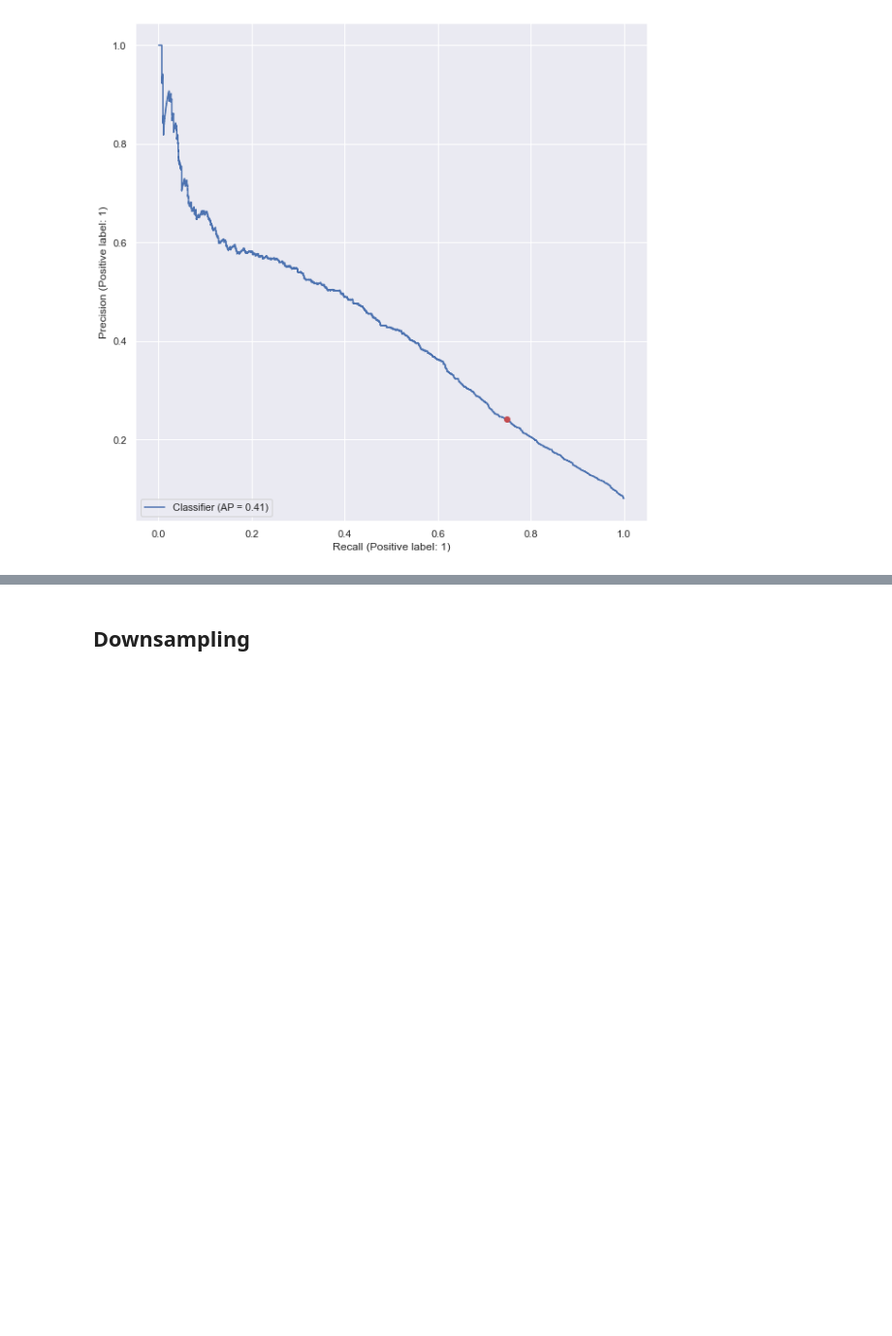
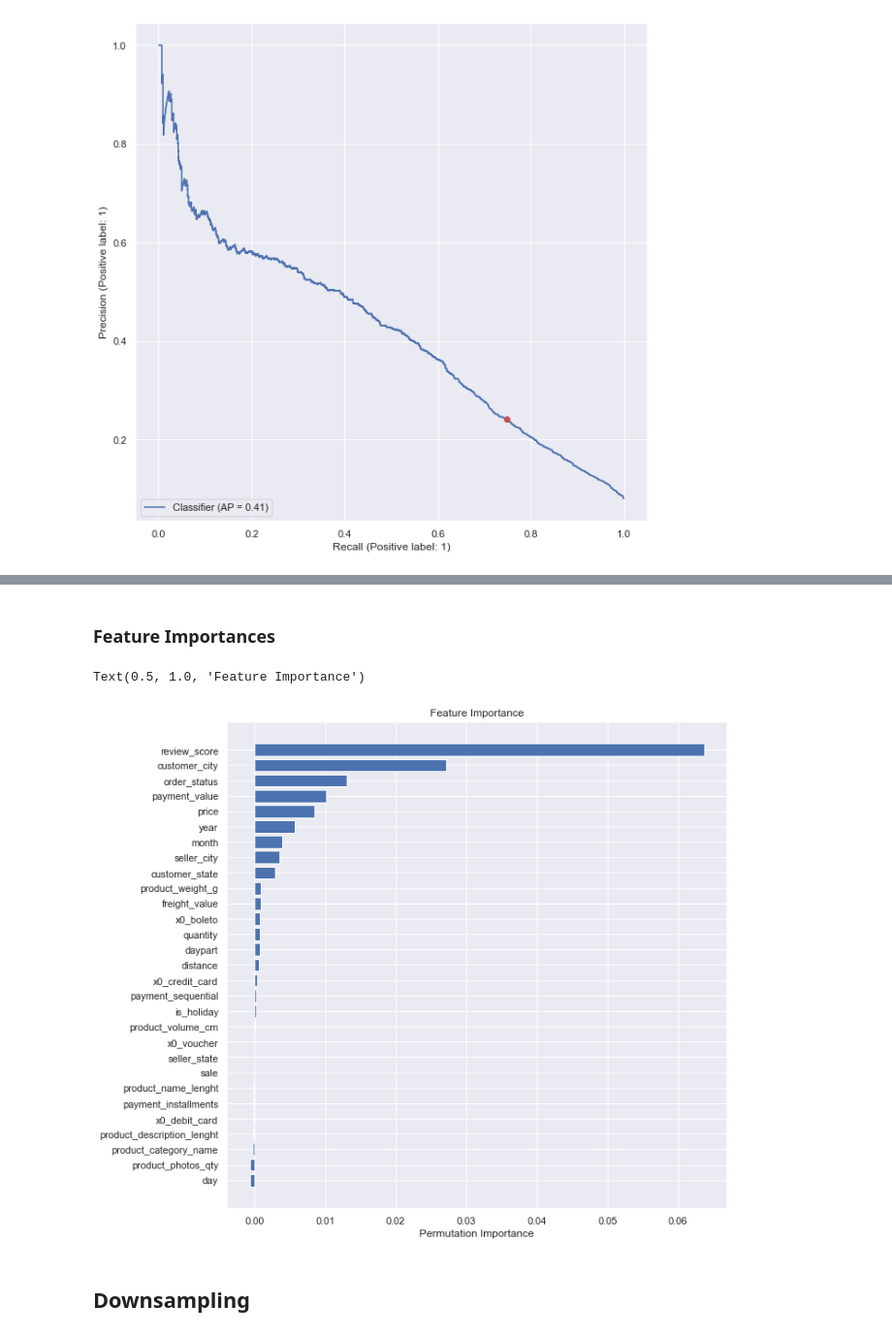
Before and after one commit to lukaswangbk/Delivery-Delay-Prediction, a Jupyter notebook: Notebook/3_2_LogisticRegression.ipynb, the cells around one changed output, grey strips where cells are left out. Shown at 97% size. Cells and saved outputs as stored; diff of their text form; code cells hidden in the pictures; blank space fills up the shorter version.

```diff
--- a/Notebook/3_2_LogisticRegression.ipynb
+++ b/Notebook/3_2_LogisticRegression.ipynb
@@ -100,4 +98,18 @@ disp.plot()
 [figure]
+# %% [markdown]
+### Feature Importances
+# %%
+perm_importance = permutation_importance(pipe_logistic, X_test, y_test)
+
+feature_names = X.columns
+feat_imp = perm_importance.importances_mean
+sorted_idx = feat_imp.argsort()
+plt.barh(feature_names[sorted_idx], feat_imp[sorted_idx])
+plt.xlabel("Permutation Importance")
+plt.title("Feature Importance")
+# %% [output]
+Text(0.5, 1.0, 'Feature Importance')
+[figure, added]
 # %%
 filename = '../model/logistic_stratified.sav'
 pickle.dump(pipe_logistic, open(filename, 'wb'))
```
Also changed, not shown: parts of 9 cells of this notebook, 7 other files.
